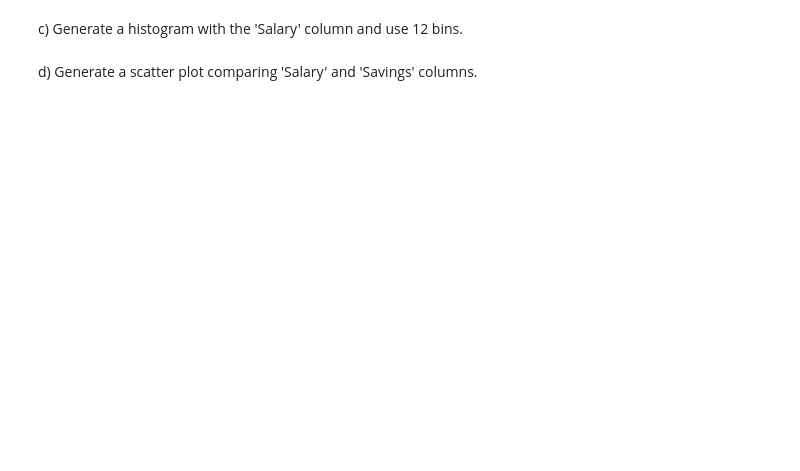
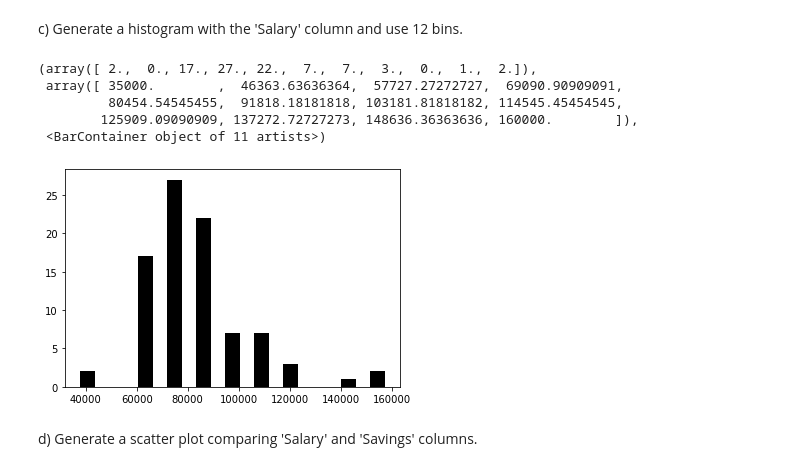
Before and after one commit to Nyotabenson/ADS-Assignment-1, a Jupyter notebook: Pandas Assignment.ipynb, the cells around one changed output. Drawn from its saved outputs; the diff is of its cells as text; code cells hidden in the pictures; blank space fills up the shorter version.

```diff
--- a/Pandas Assignment.ipynb
+++ b/Pandas Assignment.ipynb
@@ -115,2 +215,17 @@ c) Generate a histogram with the 'Salary' column and use 12 bins.
+# %%
+#c) (1)
+import numpy as np
+import matplotlib.pyplot as plt
+salary = alumni["Salary"]
+bins = np.linspace(35000,160000,12)
+
+plt.hist(salary,bins,histtype='bar', rwidth =0.5, color='k')
+# %% [output]
+(array([ 2.,  0., 17., 27., 22.,  7.,  7.,  3.,  0.,  1.,  2.]),
+ array([ 35000.        ,  46363.63636364,  57727.27272727,  69090.90909091,
+         80454.54545455,  91818.18181818, 103181.81818182, 114545.45454545,
+        125909.09090909, 137272.72727273, 148636.36363636, 160000.        ]),
+ <BarContainer object of 11 artists>)
+[figure, added]
 # %% [markdown]
 d) Generate a scatter plot comparing 'Salary' and 'Savings' columns.
```
Also changed, not shown: parts of 24 cells of this notebook.
